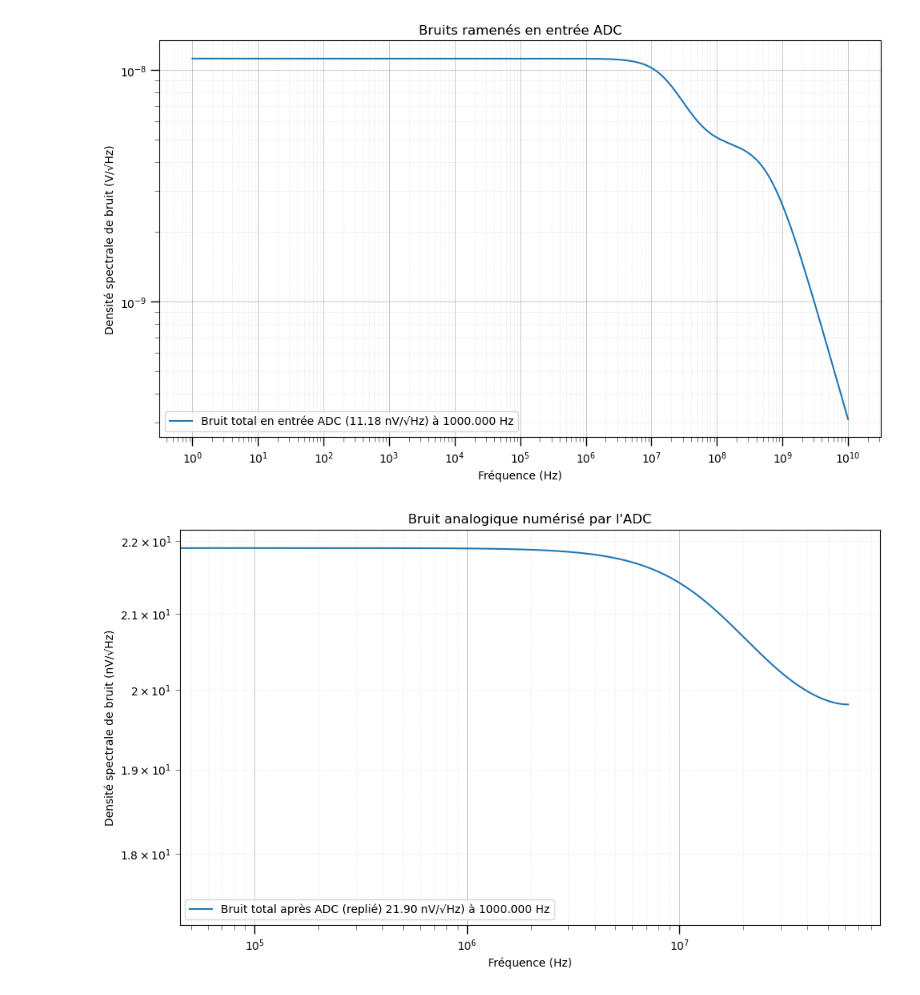
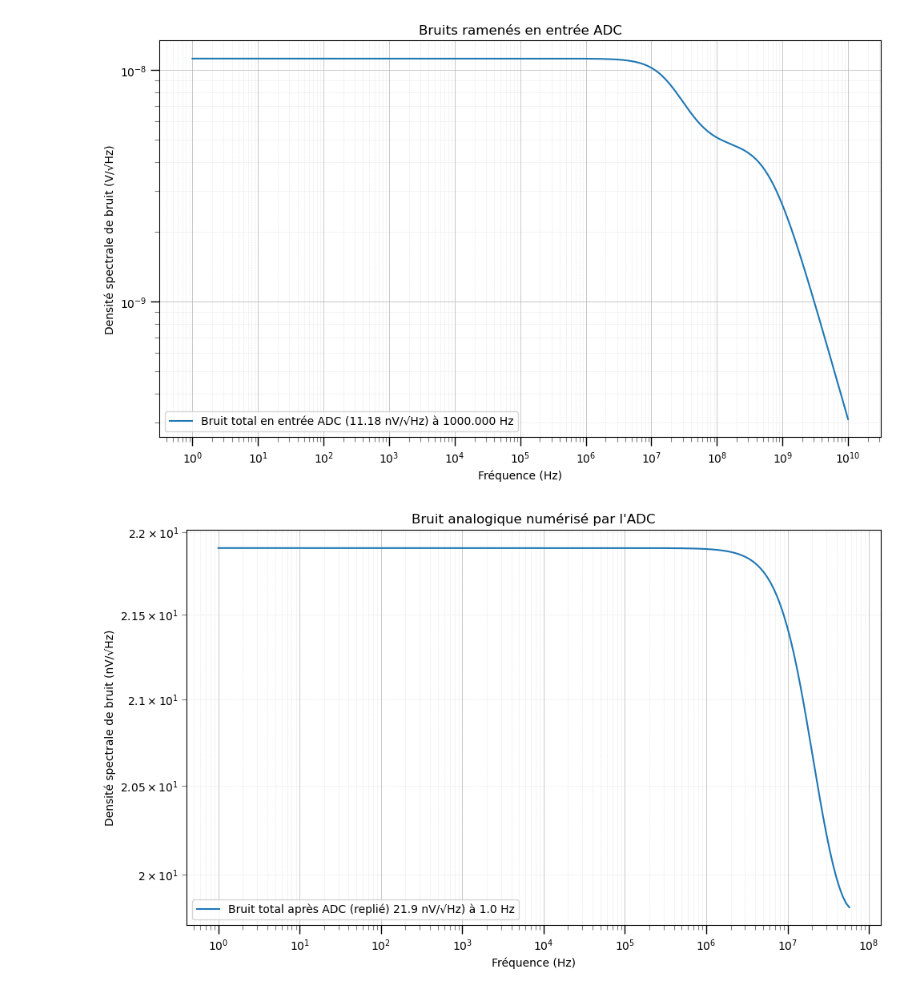
Before and after one commit to xifu-irap/analysis-tools, a Jupyter notebook: dmx-dm/noise_models/ADC chain noise.ipynb, the cells around one changed output. Saved outputs shown, nothing was run; the diff lists cells and outputs as text; code cells hidden in the pictures.

```diff
--- a/dmx-dm/noise_models/ADC chain noise.ipynb
+++ b/dmx-dm/noise_models/ADC chain noise.ipynb
@@ -242,41 +261,43 @@ f_num = f_analogique[:ind_nyq]
 e_total_out_adc = np.sqrt(e_total_out_adc_square[:ind_nyq])
 # %%
 # ==== AFFICHAGE ====
+N_print = 0
+freq_print = f_num[N_print]
 fig, ax = plt.subplots(figsize=(10, 6))
 ax.loglog(f_num, e_total_out_adc * 1e9,
-          label=f"Bruit total après ADC (replié) {e_total_out_adc[1] * 1e9:.2f} nV/√Hz) à {freq_print:.3f} Hz")
+          label=f"Bruit total après ADC (replié) {e_total_out_adc[N_print] * 1e9:.1f} nV/√Hz) à {freq_print:.1f} Hz")
 #ax.loglog(f_num, np.ones_like(f_num),label=f"Bruit avant repliement {1}")
 
 ### Mise en forme ###
 ax.set_title("Bruit analogique numérisé par l'ADC")
 ax.set_xlabel("Fréquence (Hz)")
 ax.set_ylabel("Densité spectrale de bruit (nV/√Hz)")
 
 # grille principale
 ax.grid(which='major', linestyle='-', linewidth=0.6, alpha=0.8)
 # grille secondaire (optionnelle, plus discrète)
 ax.grid(which='minor', linestyle=':', linewidth=0.4, alpha=0.6)
 
 # --- FORCER les graduations secondaires (minor ticks) ---
 # Major ticks : puissances de 10 (10^n)
 ax.xaxis.set_major_locator(LogLocator(base=10.0, numticks=15))
 ax.yaxis.set_major_locator(LogLocator(base=10.0, numticks=15))
 
 # Minor ticks : entre 2,3,...,9 * 10^n
 # Utiliser subs = np.arange(2,10) (valeurs 2..9). Certains anciens matplotlib
 # acceptent subs as list/tuple; ici on passe un ndarray.
 ax.xaxis.set_minor_locator(LogLocator(base=10.0, subs=np.arange(2, 10), numticks=100))
 ax.yaxis.set_minor_locator(LogLocator(base=10.0, subs=np.arange(2, 10), numticks=100))
 
 # Ajuster l'apparence des ticks
 ax.tick_params(which='major', length=8, width=1)
 ax.tick_params(which='minor', length=4, width=0.8, color='gray')
 
 ax.legend()
 plt.tight_layout()
 plt.show()
 # %% [output]
-[figure, old version]
+[figure, new version]
 # %%
 # ajout des bruits internes de l'ADC (thermique et quantification)
 #e_th_adc_fs = rms_adc_th*LSB/np.sqrt(f_nyq)
```
Also changed, not shown: parts of 4 cells of this notebook.
